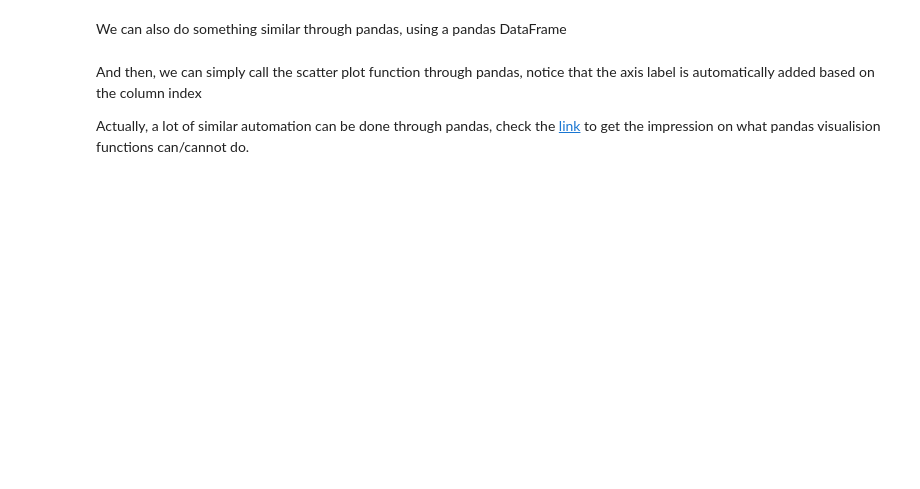
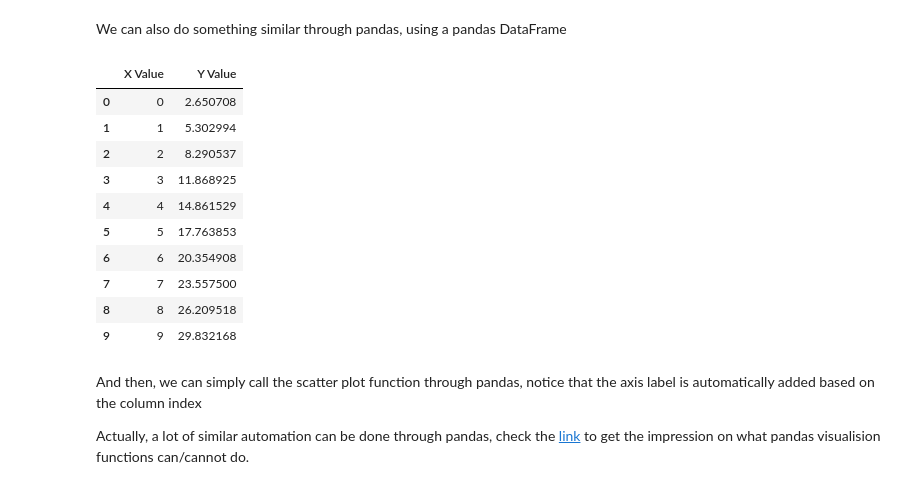
Before and after one commit to legacy-shu/Anaconda-Python-3-, a Jupyter notebook: python/week03/lab/MatplotlibandSeaborn(1).ipynb, the cells around one changed output. Saved outputs shown, nothing was run; the diff lists cells and outputs as text; code cells hidden in the pictures; blank space fills up the shorter version.

```diff
--- a/python/week03/lab/MatplotlibandSeaborn(1).ipynb
+++ b/python/week03/lab/MatplotlibandSeaborn(1).ipynb
@@ -39,6 +56,19 @@ We can also do something similar through pandas, using a pandas DataFrame
 # %%
 import pandas as pd
 data = pd.DataFrame({'X Value': X_arr, 'Y Value': Y_arr})
+data
+# %% [output]
+|  | X Value | Y Value |
+| 0 | 0 | 2.650708 |
+| 1 | 1 | 5.302994 |
+| 2 | 2 | 8.290537 |
+| 3 | 3 | 11.868925 |
+| 4 | 4 | 14.861529 |
+| 5 | 5 | 17.763853 |
+| 6 | 6 | 20.354908 |
+| 7 | 7 | 23.557500 |
+| 8 | 8 | 26.209518 |
+| 9 | 9 | 29.832168 |
 # %% [markdown]
 And then, we can simply call the scatter plot function through pandas, notice that the axis label is automatically added based on the column index
 
```
Also changed, not shown: parts of 9 cells of this notebook, 1 other file.
